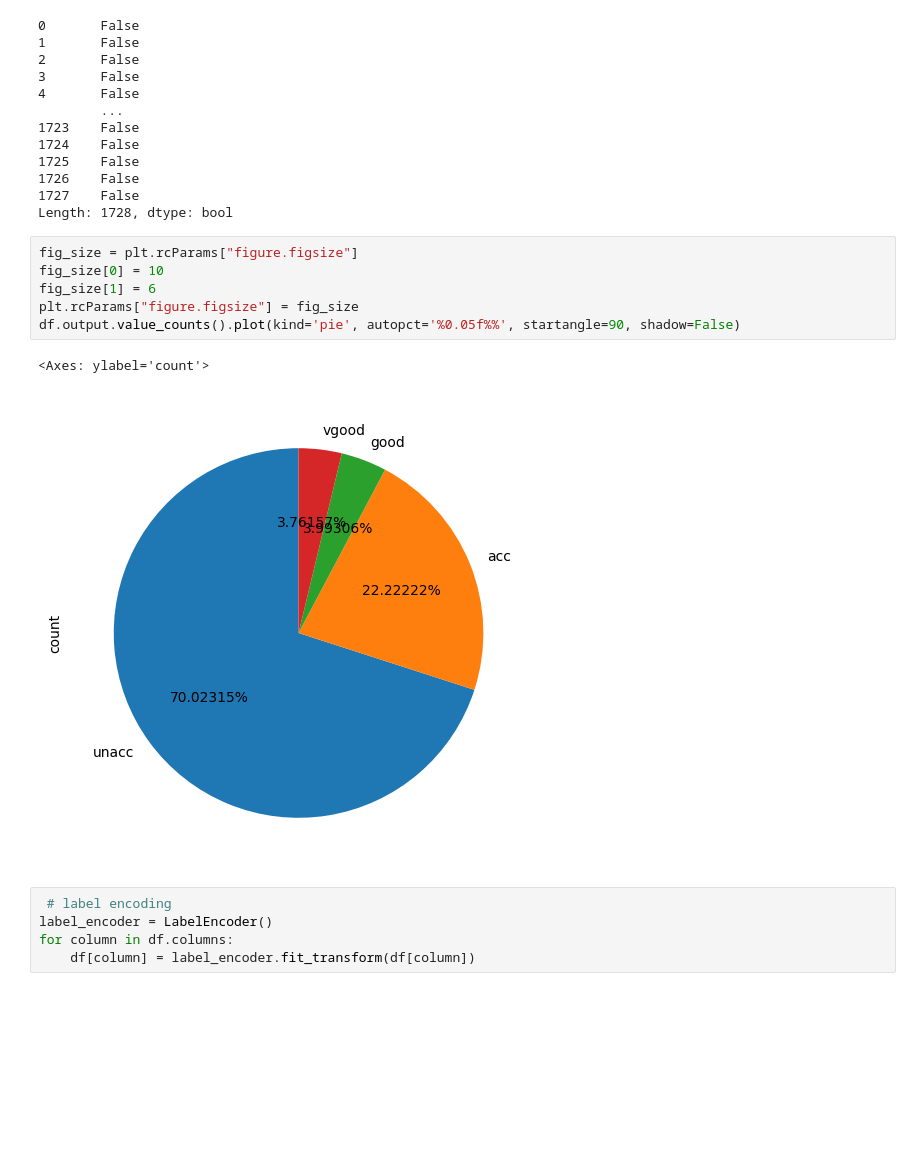
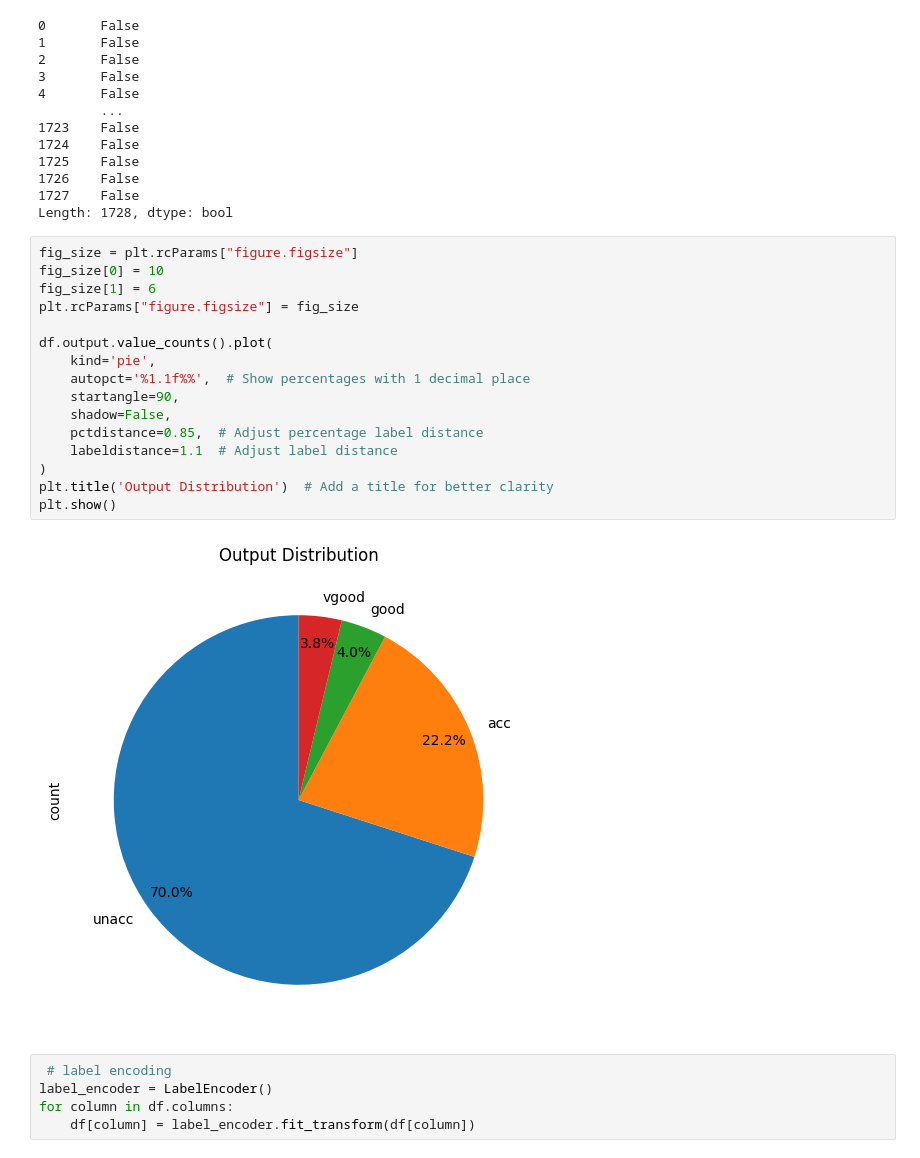
Before and after one commit to Kimnabin/artificial-intelligence, a Jupyter notebook: week6/Pytorch_car_evaluation.ipynb, the cells around one changed output. Saved outputs shown, nothing was run; the diff lists cells and outputs as text; blank space fills up the shorter version.

```diff
--- a/week6/Pytorch_car_evaluation.ipynb
+++ b/week6/Pytorch_car_evaluation.ipynb
@@ -72,12 +72,21 @@ Length: 1728, dtype: bool
 # %%
 fig_size = plt.rcParams["figure.figsize"]
 fig_size[0] = 10
 fig_size[1] = 6
 plt.rcParams["figure.figsize"] = fig_size
-df.output.value_counts().plot(kind='pie', autopct='%0.05f%%', startangle=90, shadow=False)
+
+df.output.value_counts().plot(
+    kind='pie',
+    autopct='%1.1f%%',  # Show percentages with 1 decimal place
+    startangle=90,
+    shadow=False,
+    pctdistance=0.85,  # Adjust percentage label distance
+    labeldistance=1.1  # Adjust label distance
+)
+plt.title('Output Distribution')  # Add a title for better clarity
+plt.show()
 # %% [output]
-<Axes: ylabel='count'>
-[figure, old version]
+[figure, new version]
 # %%
  # label encoding
 label_encoder = LabelEncoder()
```
Also changed, not shown: parts of 3 cells of this notebook.
